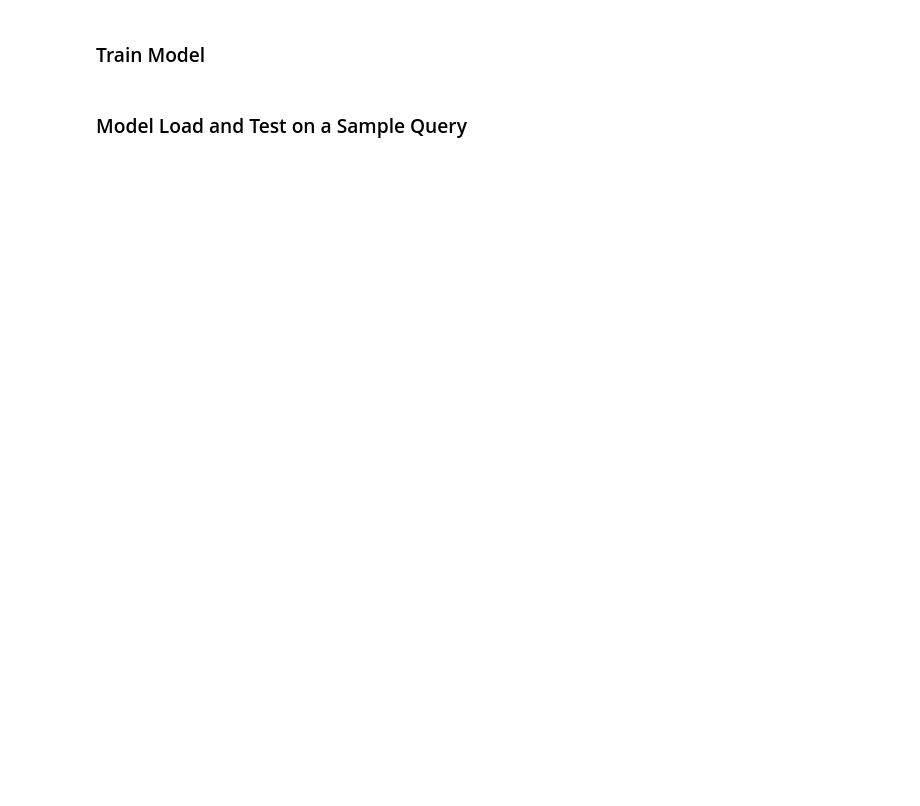
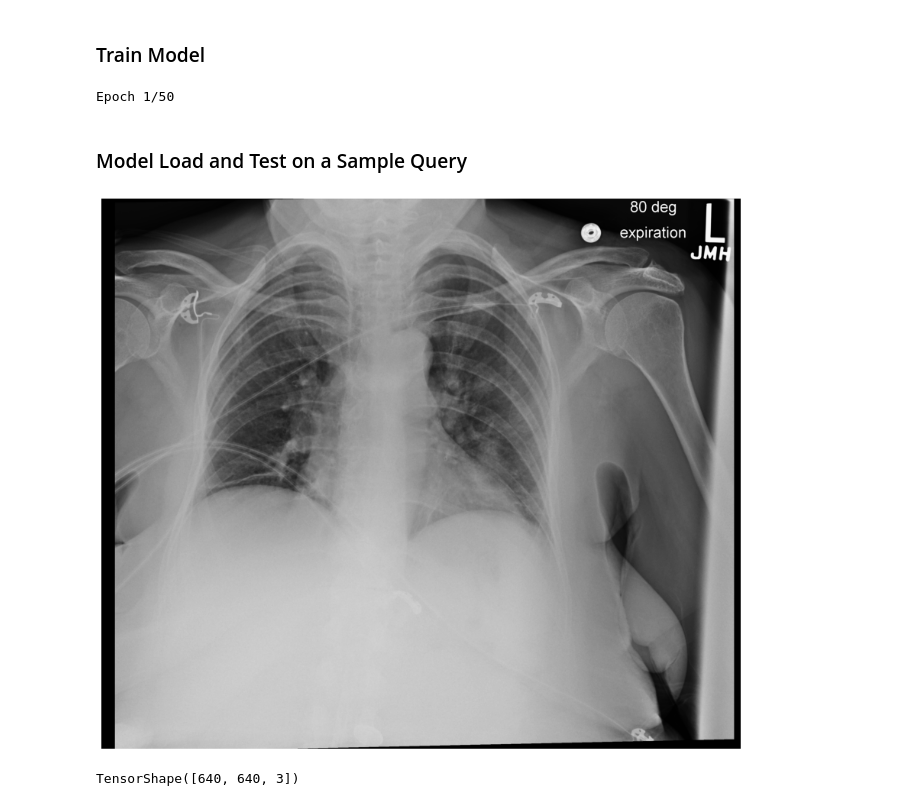
Before and after one commit to stephenbaek/pneumo, a Jupyter notebook: examples/unet.ipynb, the cells around one changed output. Drawn from its saved outputs; the diff is of its cells as text; code cells hidden in the pictures; blank space fills up the shorter version.

```diff
--- a/examples/unet.ipynb
+++ b/examples/unet.ipynb
@@ -126,13 +160,18 @@ show_predictions()
 ### Train Model
 # %%
 EPOCHS = 50
-VALIDATION_STEPS = N_train
+
+model_ckpt = tf.keras.callbacks.ModelCheckpoint(
+    'checkpoints/{epoch:02d}-{val_loss:.2f}', monitor='val_loss', verbose=0, save_best_only=True,
+    save_weights_only=False, mode='auto', save_freq='epoch',
+)
 
 model_history = model.fit(
     train_ds,
     epochs=EPOCHS,
-    steps_per_epoch=VALIDATION_STEPS,
-    callbacks=[CustomCallback()],
-    validation_steps=VALIDATION_STEPS,
+    steps_per_epoch=N_train,
+    callbacks=[model_ckpt, CustomCallback()],
     validation_data=val_ds,
 )
+# %% [output]
+Epoch 1/50
@@ -145,14 +182,22 @@ del model
 model = tf.keras.models.load_model("mymodel", custom_objects={'dice':dice, 'loss':loss})
 show_predictions()
 # %%
-uifiles = list(Path('data/ui').glob('*.dcm'))
-dcm = dcmread(str(uifiles[0]))
+from pathlib import Path
+from pydicom import dcmread
+
+uifiles = list(Path('data/test').glob('*.dcm'))
+dcm = dcmread(str(uifiles[1]))
 image = dcm.pixel_array/4095*255   # sample image has pixel values ranging between 0 and 4095
-pneumo.display(image)
+image = np.expand_dims(image, -1)
+pneumo.display([image], [None], ['gray'])
+# %% [output]
+[figure, added]
 # %%
-resized = tf.image.resize(np.expand_dims(image,-1), (IMAGE_SIZE, IMAGE_SIZE))
+resized = tf.image.resize(image, (IMAGE_SIZE, IMAGE_SIZE))
 resized = tf.image.grayscale_to_rgb(resized)
 resized = tf.keras.applications.mobilenet_v2.preprocess_input(resized)
 resized.shape
+# %% [output]
+TensorShape([640, 640, 3])
 # %%
 predicted = model.predict(tf.expand_dims(resized,0))
```
Also changed, not shown: parts of 9 cells of this notebook, 1 other file.
